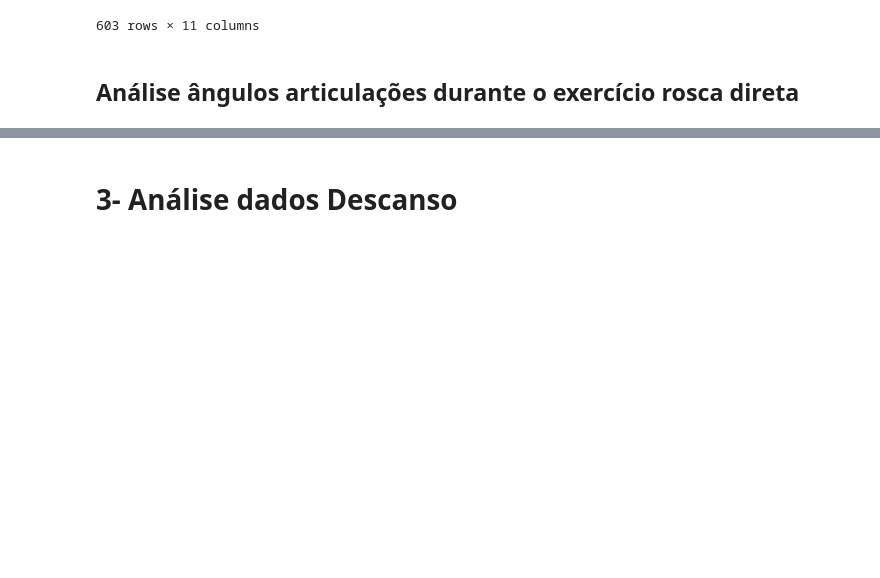
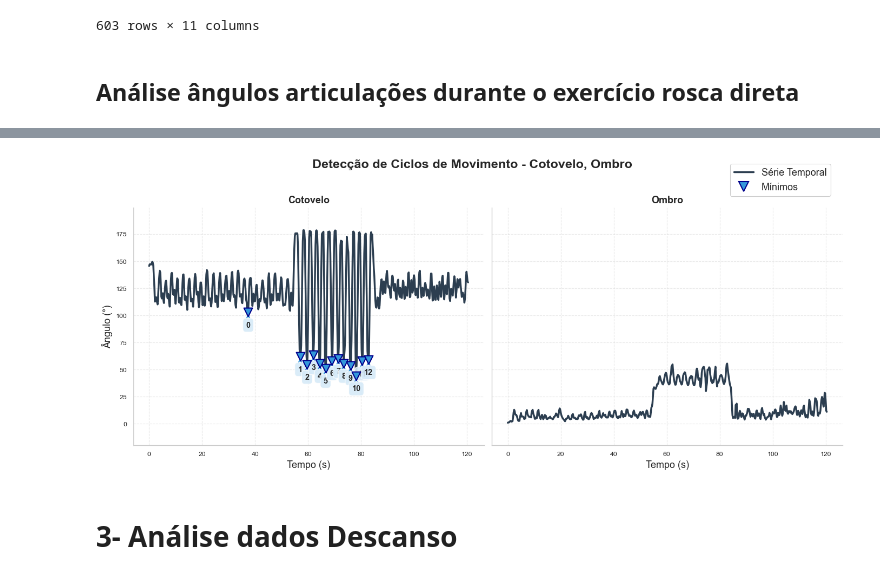
Before and after one commit to RafaelLuckner/RACE, a Jupyter notebook: 1-Análise_detalhada_landmarks.ipynb, the cells around one changed output, grey strips where cells are left out. Saved outputs shown, nothing was run; the diff lists cells and outputs as text; code cells hidden in the pictures; blank space fills up the shorter version.

```diff
--- a/1-Análise_detalhada_landmarks.ipynb
+++ b/1-Análise_detalhada_landmarks.ipynb
@@ -171,3 +177,14 @@ plotar_grafico_angulos(df_angles_rosca_mm3, 'Ângulos das articulações durante
+# %%
+# Utilizando método de detecção de repetições baseado em vales para contagem das repetições de rosca direta
+detectar_repeticoes_exercicio(
+    df_angles_rosca_mm3,
+    articulacoes=['cotovelo', 'ombro'],
+    tipo_deteccao='vales',
+    prominence_vales=40,
+    fontsize=13
+)
+# %% [output]
+[figure, added]
 # %% [markdown]
 # 3- Análise dados Descanso
 # %%
```
Also changed, not shown: parts of 9 cells of this notebook, 1 other file.
